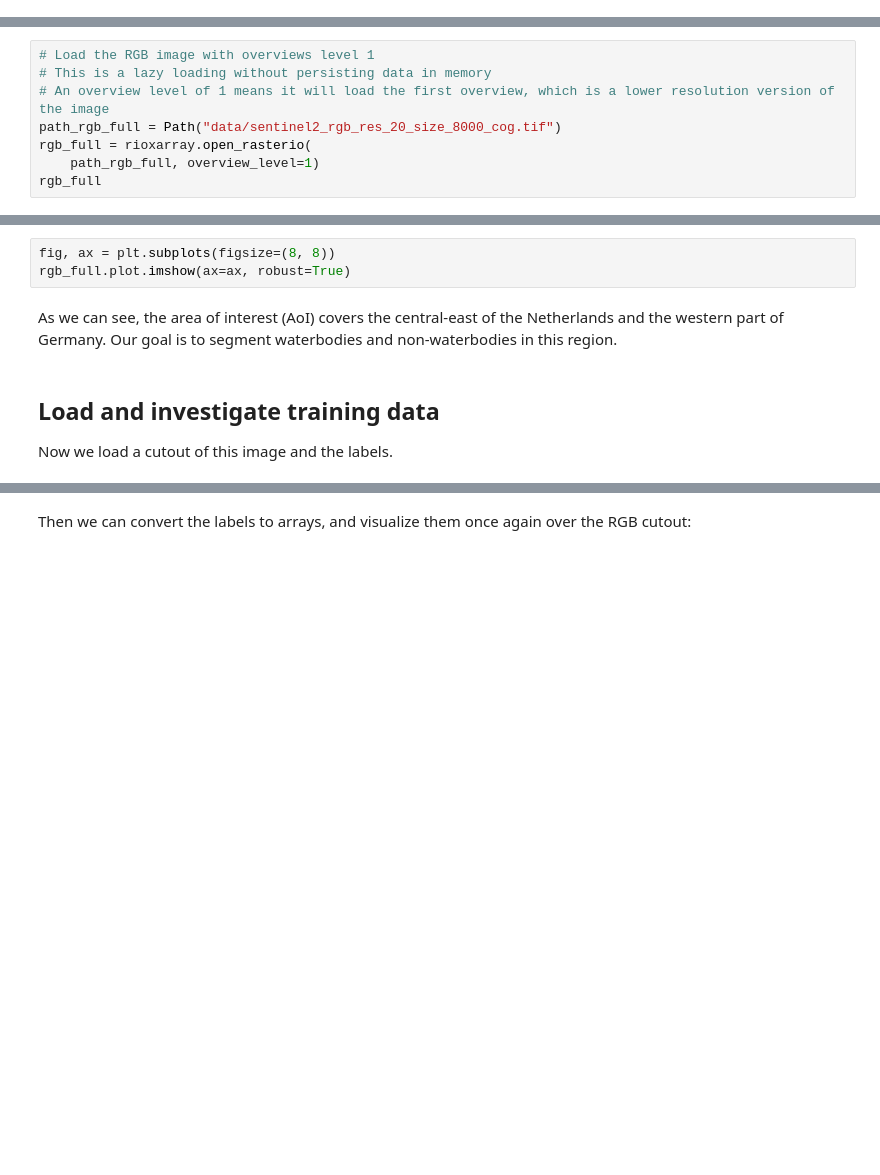
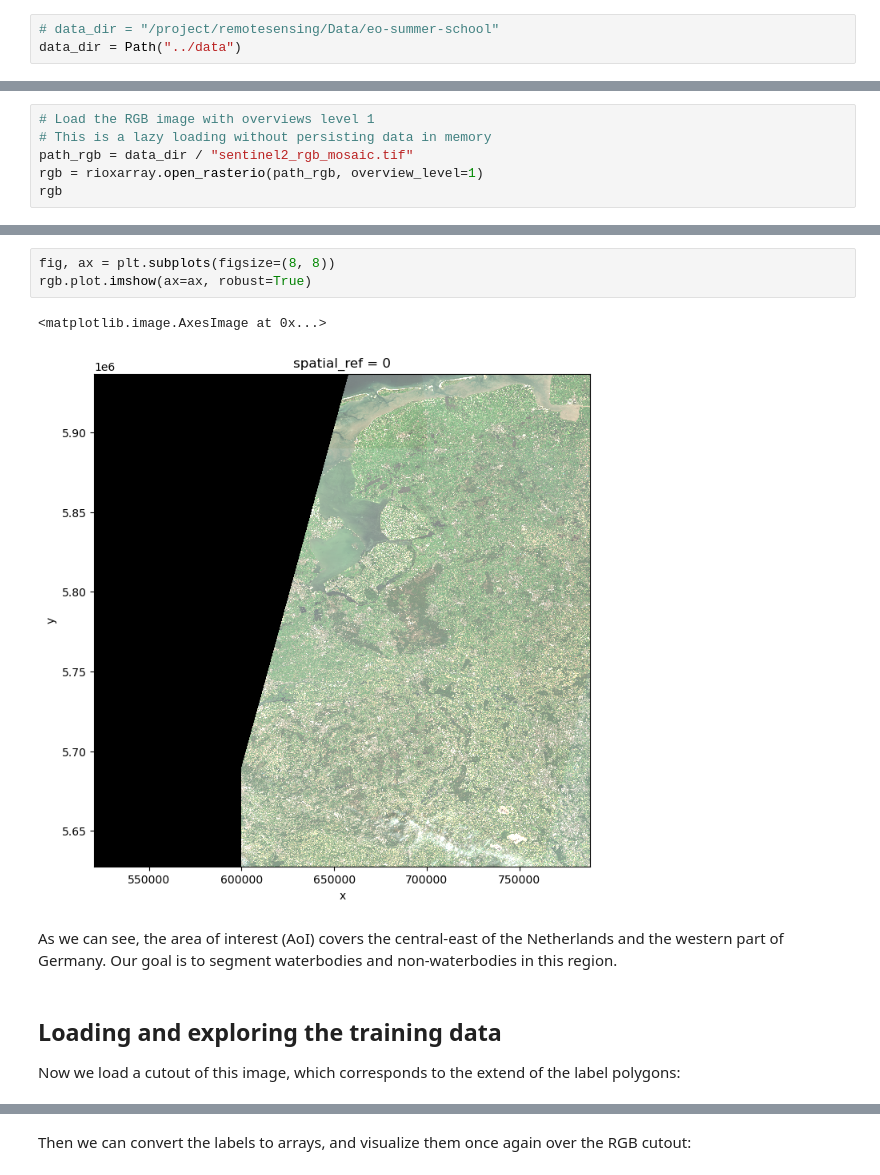
Before and after one commit to rogerkuou/RS-DAT-template, a Jupyter notebook: notebooks/step1_train_on_coutout.ipynb, the cells around one changed output, grey strips where cells are left out. Saved outputs shown, nothing was run; the diff lists cells and outputs as text; blank space fills up the shorter version.

```diff
--- a/notebooks/step1_train_on_coutout.ipynb
+++ b/notebooks/step1_train_on_coutout.ipynb
@@ -36,0 +34,3 @@ The data used in this workshop can be found on Zenodo: [link](https://zenodo.org
+# %%
+# data_dir = "/project/remotesensing/Data/eo-summer-school"
+data_dir = Path("../data")
@@ -41,8 +49,6 @@ At beginning, we can inspect the full image. It is a Cloud Optimized GeoTIFF (CO
 # %%
 # Load the RGB image with overviews level 1
 # This is a lazy loading without persisting data in memory
-# An overview level of 1 means it will load the first overview, which is a lower resolution version of the image
-path_rgb_full = Path("data/sentinel2_rgb_res_20_size_8000_cog.tif")
-rgb_full = rioxarray.open_rasterio(
-    path_rgb_full, overview_level=1)
-rgb_full
+path_rgb = data_dir / "sentinel2_rgb_mosaic.tif"
+rgb = rioxarray.open_rasterio(path_rgb, overview_level=1)
+rgb
@@ -49,10 +67,13 @@ rgb_full
 # %%
 fig, ax = plt.subplots(figsize=(8, 8))
-rgb_full.plot.imshow(ax=ax, robust=True)
+rgb.plot.imshow(ax=ax, robust=True)
+# %% [output]
+<matplotlib.image.AxesImage at 0x...>
+[figure, added]
 # %% [markdown]
 As we can see, the area of interest (AoI) covers the central-east of the Netherlands and the western part of Germany. Our goal is to segment waterbodies and non-waterbodies in this region.
 # %% [markdown]
-## Load and investigate training data
+## Loading and exploring the training data
 
-Now we load a cutout of this image and the labels.
+Now we load a cutout of this image, which corresponds to the extend of the label polygons:
 # %%
```
Also changed, not shown: parts of 27 cells of this notebook, 2 other files.
